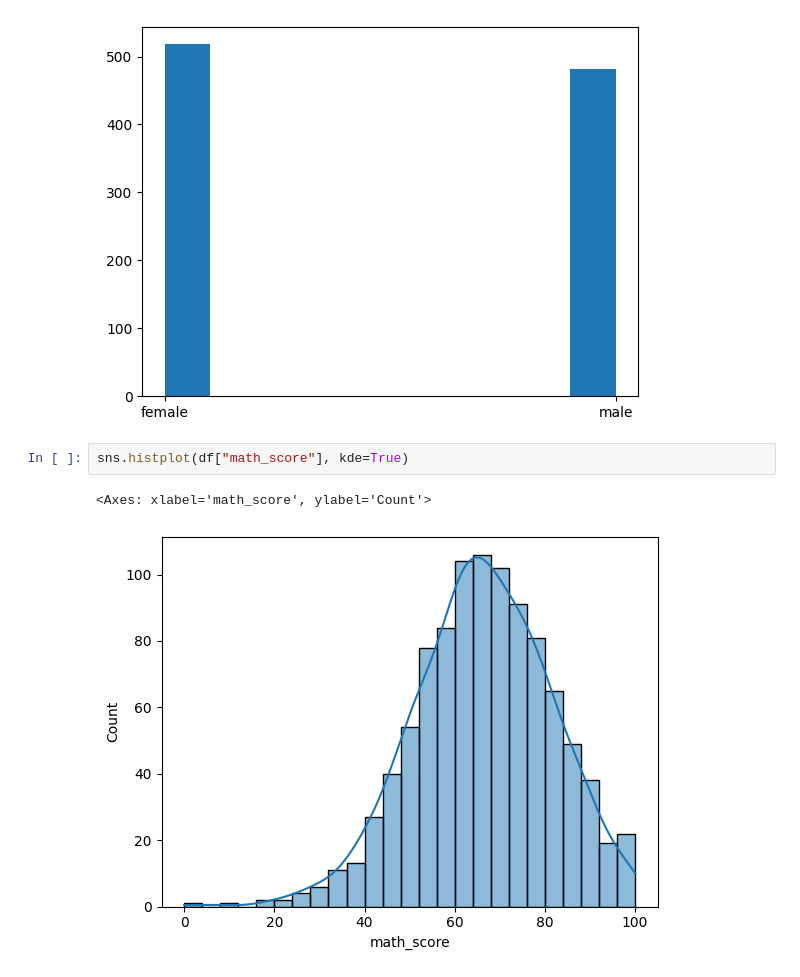
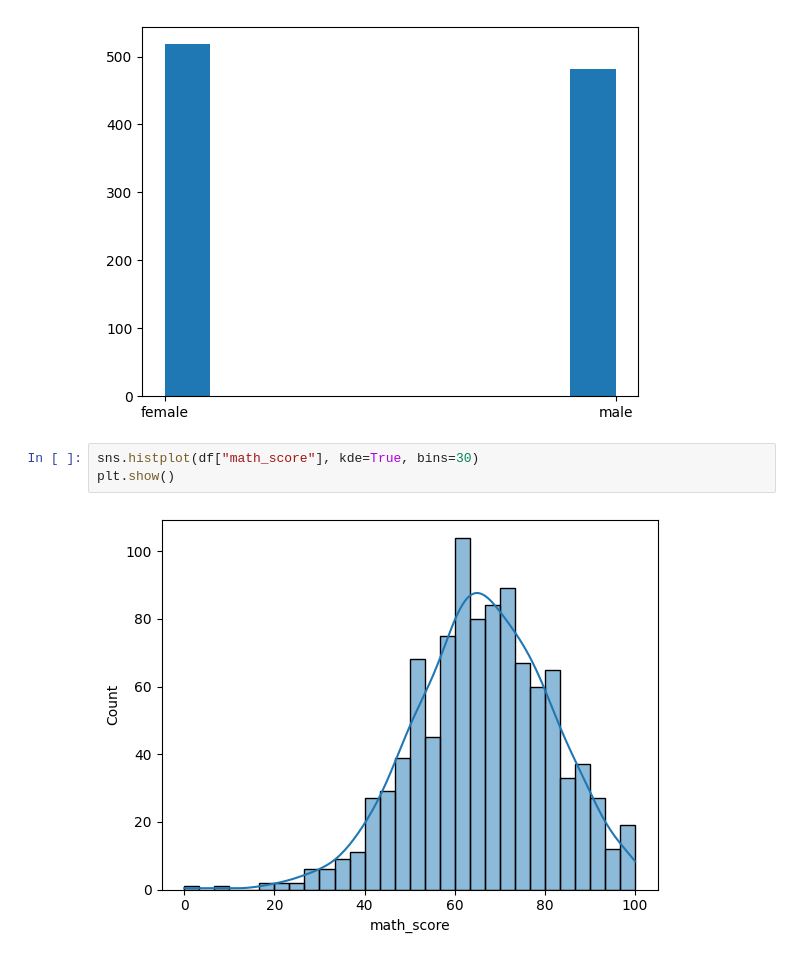
Before and after one commit to rajendra195/playing_with_data, a Jupyter notebook: study.ipynb, the cells around one changed output. Cells and saved outputs as stored; diff of their text form.

```diff
--- a/study.ipynb
+++ b/study.ipynb
@@ -45,7 +44,7 @@ plt.show()
 # %% [output]
 [figure]
 # %%
-sns.histplot(df["math_score"], kde=True)
+sns.histplot(df["math_score"], kde=True, bins=30)
+plt.show()
 # %% [output]
-<Axes: xlabel='math_score', ylabel='Count'>
-[figure, old version]
+[figure, new version]
```
Also changed, not shown: parts of 6 cells of this notebook.
